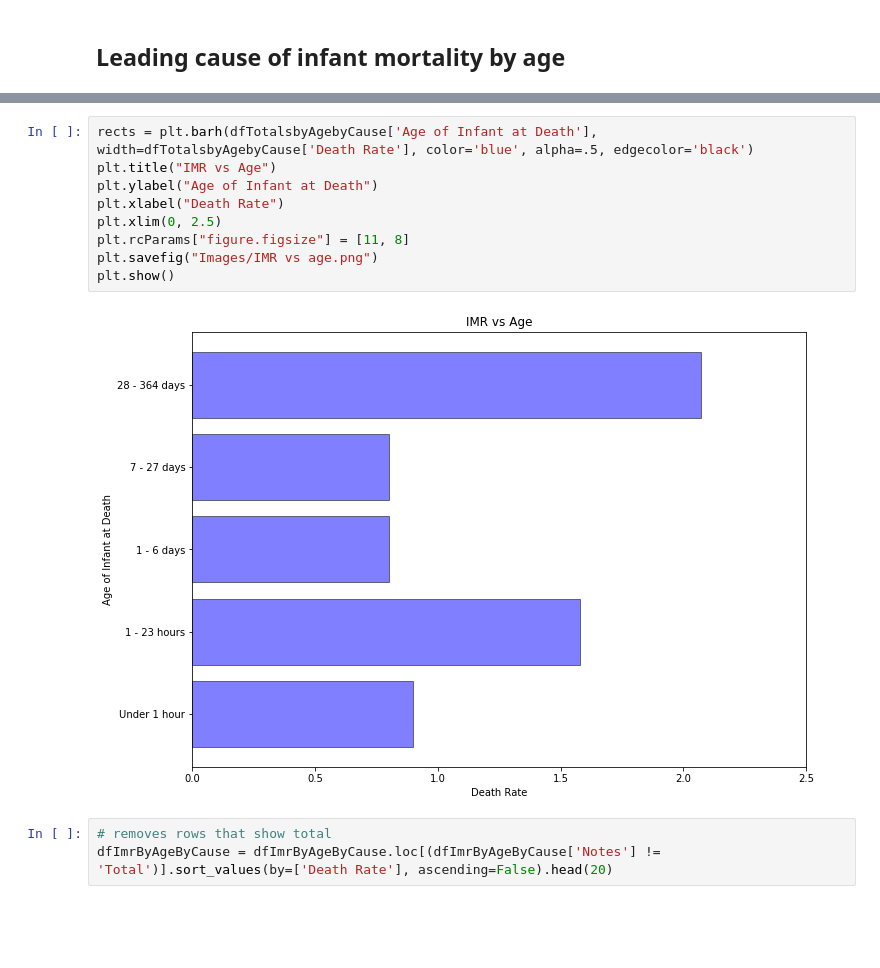
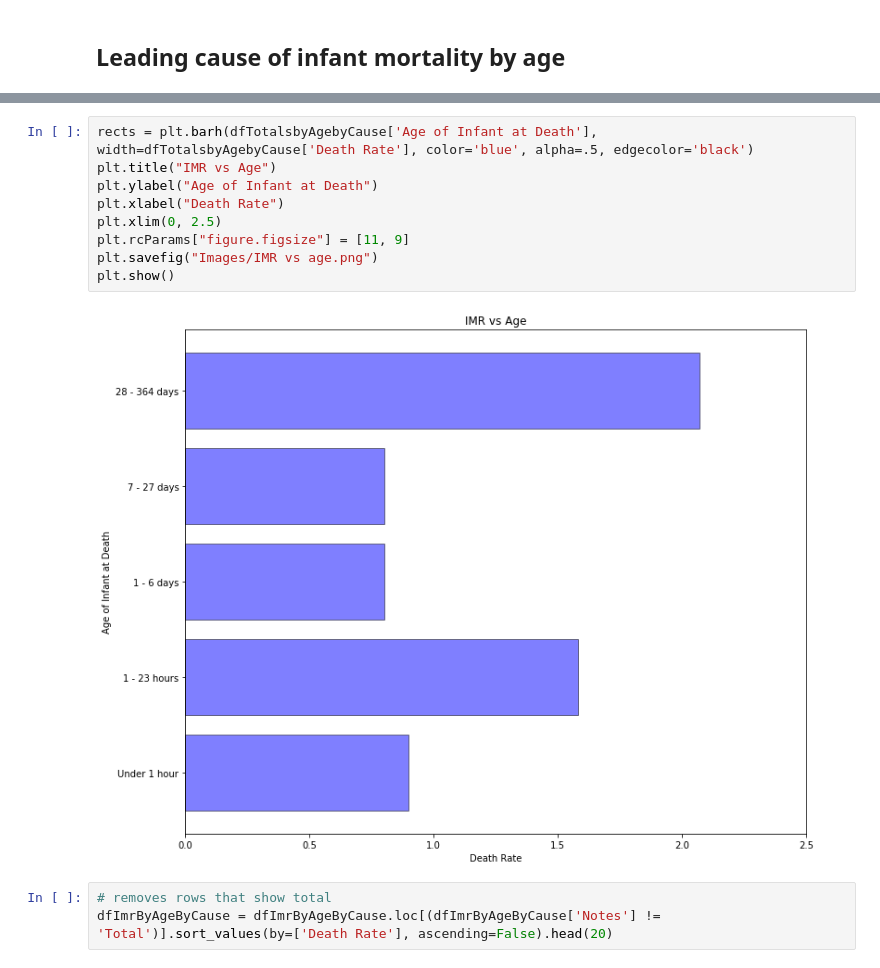
Before and after one commit to jasminajovanovic/IMR, a Jupyter notebook: IMR.ipynb, the cells around one changed output, grey strips where cells are left out. Cells and saved outputs as stored; diff of their text form; blank space fills up the shorter version.

```diff
--- a/IMR.ipynb
+++ b/IMR.ipynb
@@ -146,14 +146,14 @@ dfImrByAgeByCause.head()
 # %%
 rects = plt.barh(dfTotalsbyAgebyCause['Age of Infant at Death'], width=dfTotalsbyAgebyCause['Death Rate'], color='blue', alpha=.5, edgecolor='black')
 plt.title("IMR vs Age")
 plt.ylabel("Age of Infant at Death")
 plt.xlabel("Death Rate")
 plt.xlim(0, 2.5)
-plt.rcParams["figure.figsize"] = [11, 8]
+plt.rcParams["figure.figsize"] = [11, 9]
 plt.savefig("Images/IMR vs age.png")
 plt.show()
 # %% [output]
-[figure, old version]
+[figure, new version]
 # %%
 # removes rows that show total
 dfImrByAgeByCause = dfImrByAgeByCause.loc[(dfImrByAgeByCause['Notes'] != 'Total')].sort_values(by=['Death Rate'], ascending=False).head(20)
```
Also changed, not shown: parts of 16 cells of this notebook, 5 other files.
